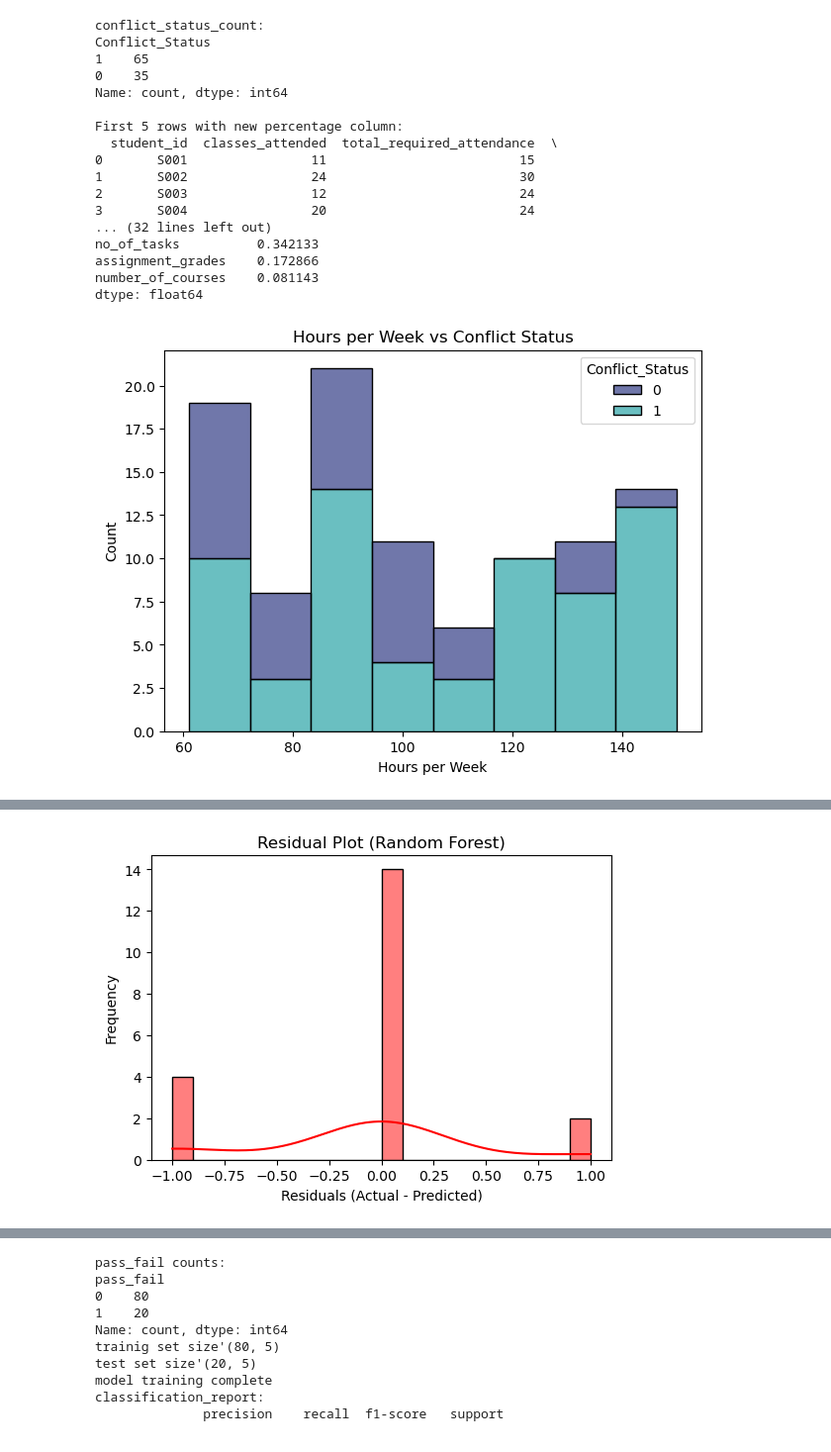
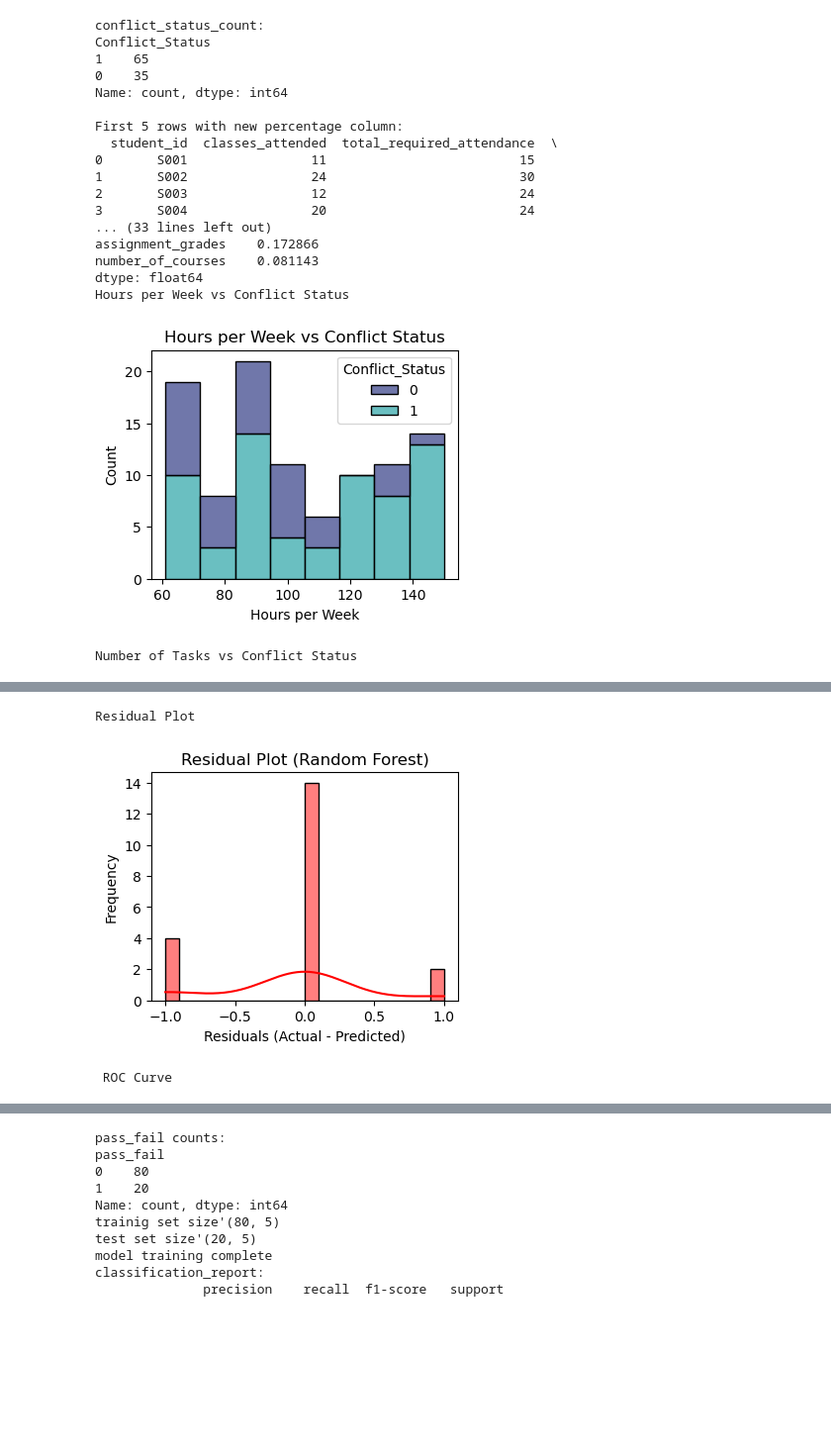
Before and after one commit to Sachin1229/Mentor_management_system, a Jupyter notebook: Week3/model.ipynb, the cells around one changed output, grey strips where cells are left out. Shown at 99% size. Cells and saved outputs as stored; diff of their text form; code cells hidden in the pictures; blank space fills up the shorter version.

```diff
--- a/Week3/model.ipynb
+++ b/Week3/model.ipynb
@@ -10,7 +10,6 @@ from sklearn.metrics import classification_report, confusion_matrix, roc_curve,
 import matplotlib.pyplot as plt
 import seaborn as sns
 
-# --- Load Data ---
 df = pd.read_csv(r"C:\Users\sachi\OneDrive\Documents\GitHub\Mentor_management_system\Week2\master_mmms.csv")
 
 df['academic_attendance_percentage'] = df.apply(
@@ -33,7 +32,7 @@ print(df['Conflict_Status'].value_counts())
 print("\nFirst 5 rows with new percentage column:")
 print(df[['student_id', 'classes_attended', 'total_required_attendance', 'academic_attendance_percentage']].head())
 
-# --- Features and Target ---
+
 features = [
     'number_of_courses',
     'classes_attended',
@@ -52,16 +51,16 @@ X_train, X_test, y_train, y_test = train_test_split(X, y, test_size=0.2, random_
 print(f"Training set shape:{X_train.shape}")
 print(f"Test set shape:{X_test.shape}")
 
-# --- Model Training ---
+
 model = RandomForestClassifier(n_estimators=100, random_state=42, class_weight="balanced")
 model.fit(X_train, y_train)
 
 print("At risk model training complete.")
 
 y_pred = model.predict(X_test)
-y_prob = model.predict_proba(X_test)[:, 1]   # probabilities for ROC/Prob plots
+y_prob = model.predict_proba(X_test)[:, 1]
 
-# --- Evaluation ---
+
 print("\n--- Classification Report ---")
 print(classification_report(y_test, y_pred))
 
@@ -70,46 +69,43 @@ print("Top-left: True Negatives | Top-right: False Positives")
 print("Bottom-left: False Negatives | Bottom-right: True Positives")
 print(confusion_matrix(y_test, y_pred))
 
-# --- Feature Importances ---
+
 importances = pd.Series(model.feature_importances_, index=X.columns).sort_values(ascending=False)
 print("\n--- Feature Importances ---")
 print("The most important factors the model used for its predictions:")
 print(importances)
 
-# =====================================================
-# ==================   VISUALS   ======================
-# =====================================================
 
-# 1. Hours per Week vs Conflict Status
-plt.figure(figsize=(7,5))
+print("Hours per Week vs Conflict Status")
+plt.figure(figsize=(4,3))
 sns.histplot(data=df, x='hours_per_week', hue='Conflict_Status', multiple='stack', palette='mako')
 plt.title("Hours per Week vs Conflict Status")
 plt.xlabel("Hours per Week")
 plt.ylabel("Count")
 plt.show()
 
-# 2. Number of Tasks vs Conflict Status
-plt.figure(figsize=(7,5))
+print("Number of Tasks vs Conflict Status")
+plt.figure(figsize=(4,3))
 sns.histplot(data=df, x='no_of_tasks', hue='Conflict_Status', multiple='stack', palette='Set2')
 plt.title("Number of Tasks vs Conflict Status")
 plt.xlabel("Number of Tasks")
 plt.ylabel("Count")
 plt.show()
 
-# 3. Residual Plot
+print("Residual Plot")
 residuals = y_test - y_pred
-plt.figure(figsize=(6,4))
+plt.figure(figsize=(4,3))
 sns.histplot(residuals, kde=True, bins=20, color="red")
 plt.title("Residual Plot (Random Forest)")
 plt.xlabel("Residuals (Actual - Predicted)")
 plt.ylabel("Frequency")
 plt.show()
 
-# 4. ROC Curve
+print(" ROC Curve")
 fpr, tpr, thresholds = roc_curve(y_test, y_prob)
 roc_auc = auc(fpr, tpr)
 
-plt.figure(figsize=(6,4))
+plt.figure(figsize=(4,3))
 plt.plot(fpr, tpr, label=f"AUC = {roc_auc:.2f}", color="blue")
 plt.plot([0,1],[0,1],'k--')
 plt.xlabel("False Positive Rate")
@@ -117,38 +113,39 @@ plt.ylabel("True Positive Rate")
 plt.title("ROC Curve")
 plt.legend(loc="lower right")
 plt.show()
 
-# 5. Probability Plot
-plt.figure(figsize=(6,4))
+print("Probability Plot")
+plt.figure(figsize=(4,3))
 sns.histplot(y_prob, bins=20, kde=True, color="blue")
 plt.title("Predicted Probability Distribution")
 plt.xlabel("Predicted Probability of Conflict Status = 1")
 plt.ylabel("Count")
 plt.show()
 
-# 6. Forest Plot (Feature Importances)
-plt.figure(figsize=(7,5))
-sns.barplot(x=importances, y=importances.index, palette="viridis")
+print(" Forest Plot (Feature Importances)")
+plt.figure(figsize=(4,3))
+sns.barplot(x=importances, y=importances.index)
 plt.title("Forest Plot - Feature Importances")
 plt.xlabel("Importance Score")
 plt.ylabel("Features")
 plt.show()
 # %% [output]
 conflict_status_count:
 Conflict_Status
 1    65
 0    35
 Name: count, dtype: int64
 
 First 5 rows with new percentage column:
   student_id  classes_attended  total_required_attendance  \
 0       S001                11                         15
 1       S002                24                         30
 2       S003                12                         24
 3       S004                20                         24
-... (32 lines left out)
-no_of_tasks          0.342133
+... (33 lines left out)
 assignment_grades    0.172866
 number_of_courses    0.081143
 dtype: float64
+Hours per Week vs Conflict Status
-[figure, old version]
+[figure, new version]
+Number of Tasks vs Conflict Status
@@ -156 +153,3 @@ dtype: float64
+Residual Plot
-[figure, old version]
+[figure, new version]
+ ROC Curve
```
Also changed, not shown: parts of 10 cells of this notebook.
